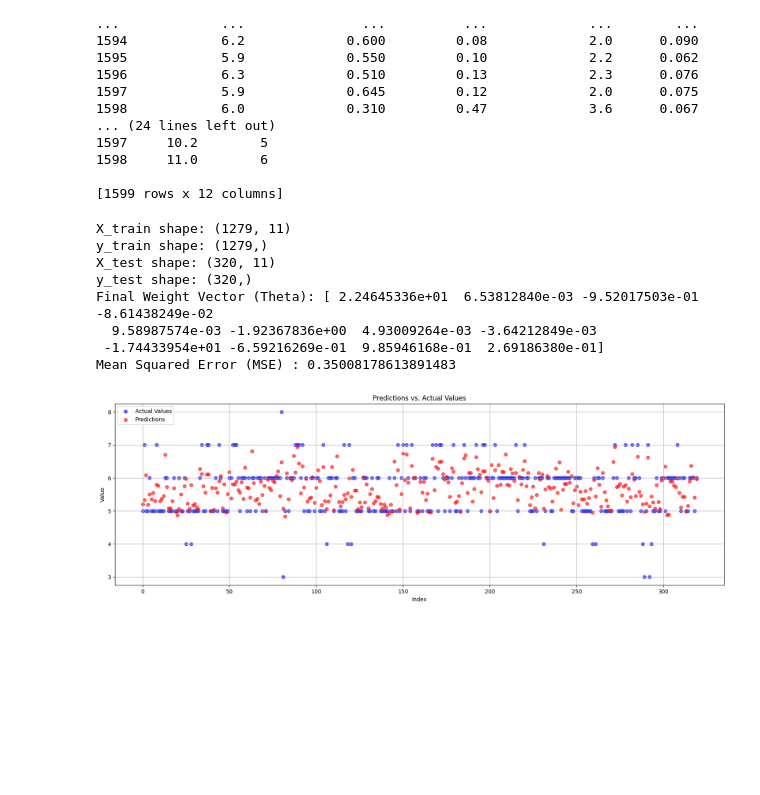
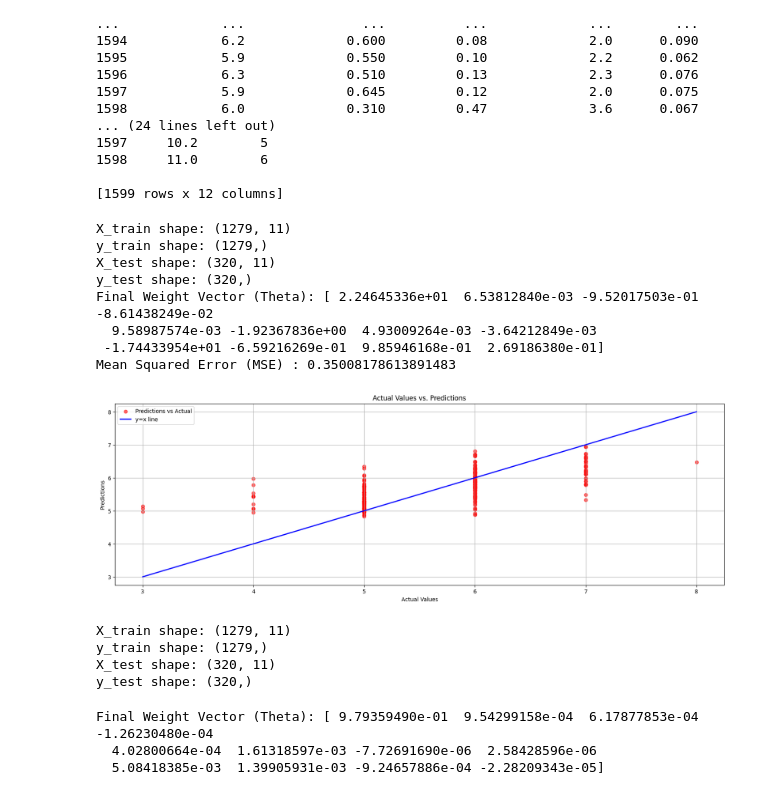
Before and after one commit to zhaoliu6/ml_coding_1, a Jupyter notebook: linear_regression_on_the_winequality-red_dataseet.ipynb, the cells around one changed output. Saved outputs shown, nothing was run; the diff lists cells and outputs as text; code cells hidden in the pictures; blank space fills up the shorter version.

```diff
--- a/linear_regression_on_the_winequality-red_dataseet.ipynb
+++ b/linear_regression_on_the_winequality-red_dataseet.ipynb
@@ -62,43 +62,75 @@ X_test_bias = np.c_[np.ones((X_test.shape[0], 1)), X_test]
 predictions = X_test_bias.dot(theta_best)
 # print("predictions")
 # print(predictions)
 
 # Get the predictions and calculating the sum of squared errors on testing data:
 mse = np.sum((y_test - predictions) ** 2) /len(y_test)
 print("Mean Squared Error (MSE) :", mse)
 
 # • Plot the predictions vs the actual data values (ground truth).
 plt.figure(figsize=(20, 6))
 # plt.scatter(y_test, predictions, alpha=0.5)
 
 # plt.scatter(y_test, y_test, color='blue', alpha=0.5, label='Actual Values')
 # plt.scatter(y_test, predictions, color='red', alpha=0.5, label='Predicted Values')
 
 
-plt.scatter(range(len(y_test)), y_test, color='blue', label='Actual Values', alpha=0.6)
+# Scatter plot of Actual Values vs Predictions
+plt.scatter(y_test, predictions, color='red', label='Predictions vs Actual', alpha=0.6)
 
-plt.scatter(range(len(predictions)), predictions, color='red', label='Predictions', alpha=0.6)
+# Plot the y=x line
+min_val = min(min(y_test), min(predictions))
+max_val = max(max(y_test), max(predictions))
+plt.plot([min_val, max_val], [min_val, max_val], color='blue', linewidth=2, label='y=x line')
 
-
-
-plt.title('Predictions vs. Actual Values')
-plt.xlabel('Index')
-plt.ylabel('Value')
+# Set titles, labels, and other plot properties
+plt.title('Actual Values vs. Predictions')
+plt.xlabel('Actual Values')
+plt.ylabel('Predictions')
 plt.legend(loc='upper left')
 plt.grid(True)
-
-# min_val = min(min(y_test), min(predictions))
-# max_val = max(max(y_test), max(predictions))
-# plt.plot([min_val, max_val], [min_val, max_val], color='red', linewidth=2)
-
 plt.show()
 # %% [output]
 X_train shape: (1279, 11)
 y_train shape: (1279,)
 X_test shape: (320, 11)
 y_test shape: (320,)
 Final Weight Vector (Theta): [ 2.24645336e+01  6.53812840e-03 -9.52017503e-01 -8.61438249e-02
   9.58987574e-03 -1.92367836e+00  4.93009264e-03 -3.64212849e-03
  -1.74433954e+01 -6.59216269e-01  9.85946168e-01  2.69186380e-01]
 Mean Squared Error (MSE) : 0.35008178613891483
-[figure, old version]
+[figure, new version]
+# %%
+df_no_quality = df.drop(columns=['quality'])
+
+# • Divide the dataset into training and test, as 80%-training and 20%-testing dataset.
+train_data = df.sample(frac=0.8, random_state=42)
+test_data = df.drop(train_data.index)
+
+# Print the shape of your X_train, y_train, X_test, y_test.
+X_train = train_data.drop('density', axis=1)
+y_train = train_data['density']
+
+X_test = test_data.drop('density', axis=1)
+y_test = test_data['density']
+# print("y_test")
+# print(y_test)
+
+print("X_train shape:", X_train.shape)
+print("y_train shape:", y_train.shape)
+print("X_test shape:", X_test.shape)
+print("y_test shape:", y_test.shape)
+# %% [output]
+X_train shape: (1279, 11)
+y_train shape: (1279,)
+X_test shape: (320, 11)
+y_test shape: (320,)
+# %%
+# • Use the closed-form solution to solve the linear regression problem:
+X_bias = np.c_[np.ones((X_train.shape[0], 1)), X_train]
+theta_best = np.linalg.inv(X_bias.T.dot(X_bias)).dot(X_bias.T).dot(y_train)
+print("Final Weight Vector (Theta):", theta_best)
+# %% [output]
+Final Weight Vector (Theta): [ 9.79359490e-01  9.54299158e-04  6.17877853e-04 -1.26230480e-04
+  4.02800664e-04  1.61318597e-03 -7.72691690e-06  2.58428596e-06
+  5.08418385e-03  1.39905931e-03 -9.24657886e-04 -2.28209343e-05]
```
Also changed, not shown: parts of 2 cells of this notebook, 4 other files.
